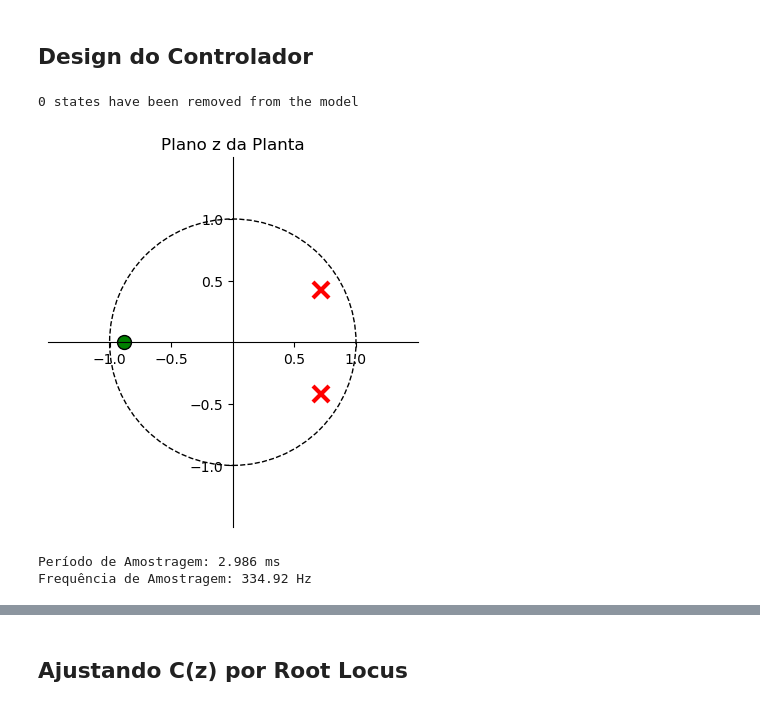
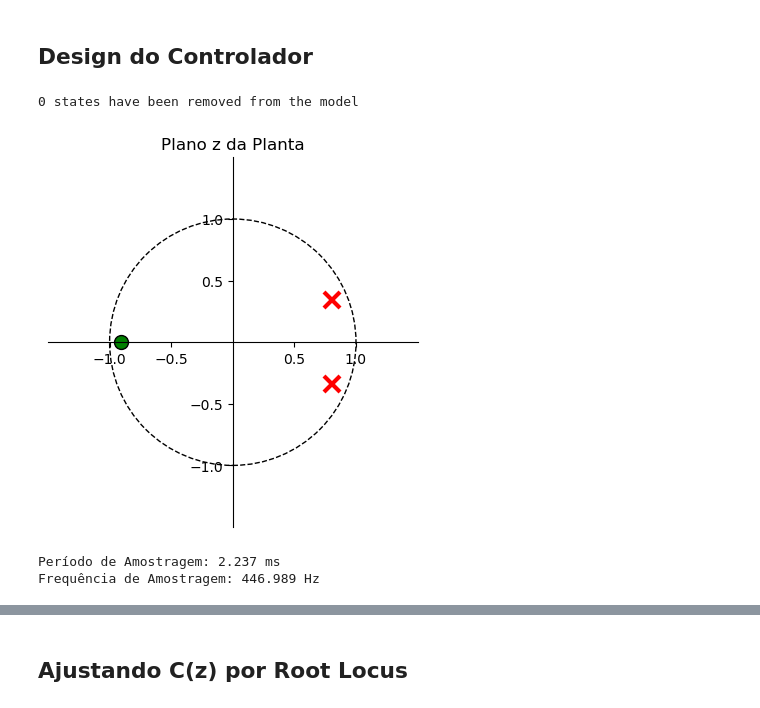
Before and after one commit to Emanuel600/Misc, a Jupyter notebook: Simul_Controle/Projeto 1 - Modelagem da Planta.ipynb, the cells around one changed output, grey strips where cells are left out. Cells and saved outputs as stored; diff of their text form; code cells hidden in the pictures.

```diff
--- a/Simul_Controle/Projeto 1 - Modelagem da Planta.ipynb
+++ b/Simul_Controle/Projeto 1 - Modelagem da Planta.ipynb
@@ -114,29 +114,29 @@ plt.grid(True, 'both')
 # %%
 ## Características Desejadas do Sistema Controlado
 fs  = 10e-2             # Fator de Segurança de 10%
-Mpc = NP*1e-2*(1-fs)
+Mpc = NP*2e-2*(1-fs)
 Tac = NT*1e-3*(1-fs)    # p/ 5%
 ####
 zc  = -np.log(Mpc)/np.sqrt(np.pi**2 + np.log(Mpc)**2)
 wc  = 3/(zc*Tac)
 wdc = wc*np.sqrt(1-zc**2)
 Ts  = 2*np.pi/(wdc*10)    ## Seguindo Regra Geral
 ####
 j  = complex(0, 1)
 s1 = -zc*wc+j*wdc
 z1 = np.exp(s1*Ts)
 ####
 Gz  = ct.minreal(ct.c2d(G, Ts))
 [[[b]], [[a]]] = ct.tfdata(Gz)
 ctl.zplane(Gz, title="Plano z da Planta")
 plt.show()
 print("Período de Amostragem:", round(Ts*1e3, 3), "ms")
 print("Frequência de Amostragem:", round(1/Ts, 3), "Hz")
 # %% [output]
 0 states have been removed from the model
-[figure, old version]
+[figure, new version]
-Período de Amostragem: 2.986 ms
-Frequência de Amostragem: 334.92 Hz
+Período de Amostragem: 2.237 ms
+Frequência de Amostragem: 446.989 Hz
 # %%
 ## Cancelando Polos da Planta
 z     = ct.tf('z')
```
Also changed, not shown: parts of 14 cells of this notebook, 3 other files.
